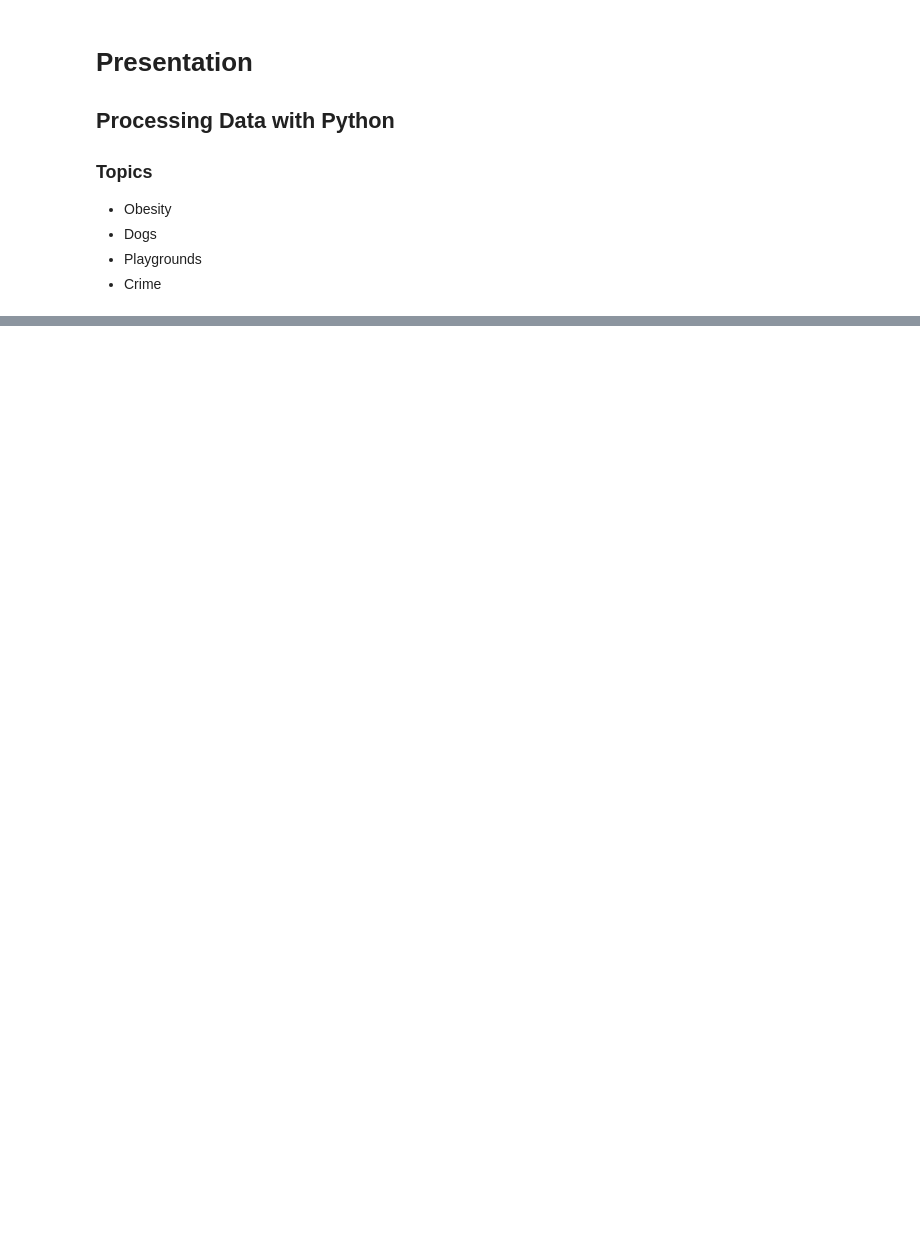
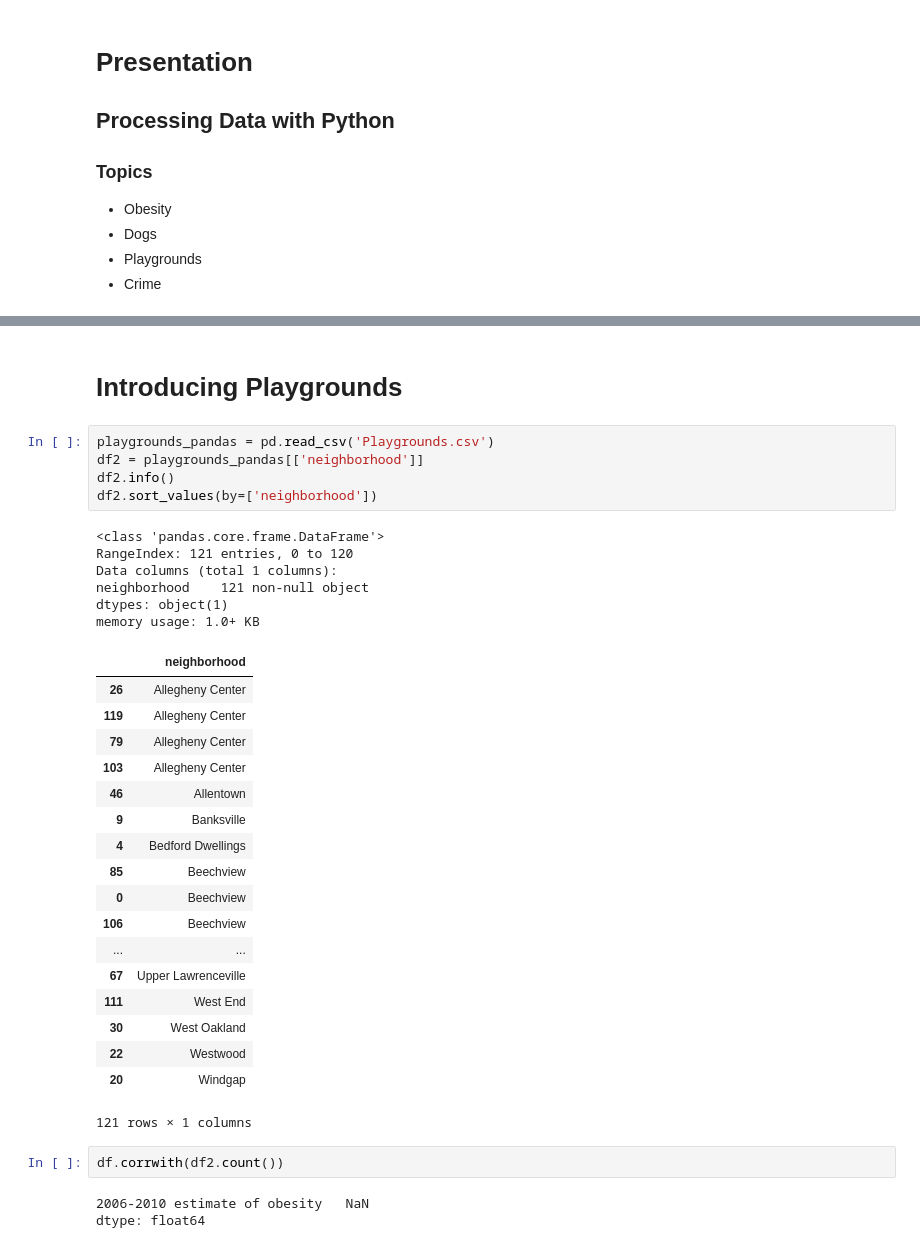
Before and after one commit to sethziemke/dogsburgh, a Jupyter notebook: Presentation.ipynb, the cells around one changed output, grey strips where cells are left out. Cells and saved outputs as stored; diff of their text form; blank space fills up the shorter version.

```diff
--- a/Presentation.ipynb
+++ b/Presentation.ipynb
@@ -37,0 +75,37 @@ Name: MUNICIPALITY, dtype: bool
+# %% [markdown]
+# Introducing Playgrounds
+# %%
+playgrounds_pandas = pd.read_csv('Playgrounds.csv')
+df2 = playgrounds_pandas[['neighborhood']]
+df2.info()
+df2.sort_values(by=['neighborhood'])
+# %% [output]
+<class 'pandas.core.frame.DataFrame'>
+RangeIndex: 121 entries, 0 to 120
+Data columns (total 1 columns):
+neighborhood    121 non-null object
+dtypes: object(1)
+memory usage: 1.0+ KB
+|  | neighborhood |
+| 26 | Allegheny Center |
+| 119 | Allegheny Center |
+| 79 | Allegheny Center |
+| 103 | Allegheny Center |
+| 46 | Allentown |
+| 9 | Banksville |
+| 4 | Bedford Dwellings |
+| 85 | Beechview |
+| 0 | Beechview |
+| 106 | Beechview |
+| ... | ... |
+| 67 | Upper Lawrenceville |
+| 111 | West End |
+| 30 | West Oakland |
+| 22 | Westwood |
+| 20 | Windgap |
+121 rows × 1 columns
+# %%
+df.corrwith(df2.count())
+# %% [output]
+2006-2010 estimate of obesity   NaN
+dtype: float64
```
Also changed, not shown: parts of 9 cells of this notebook.
